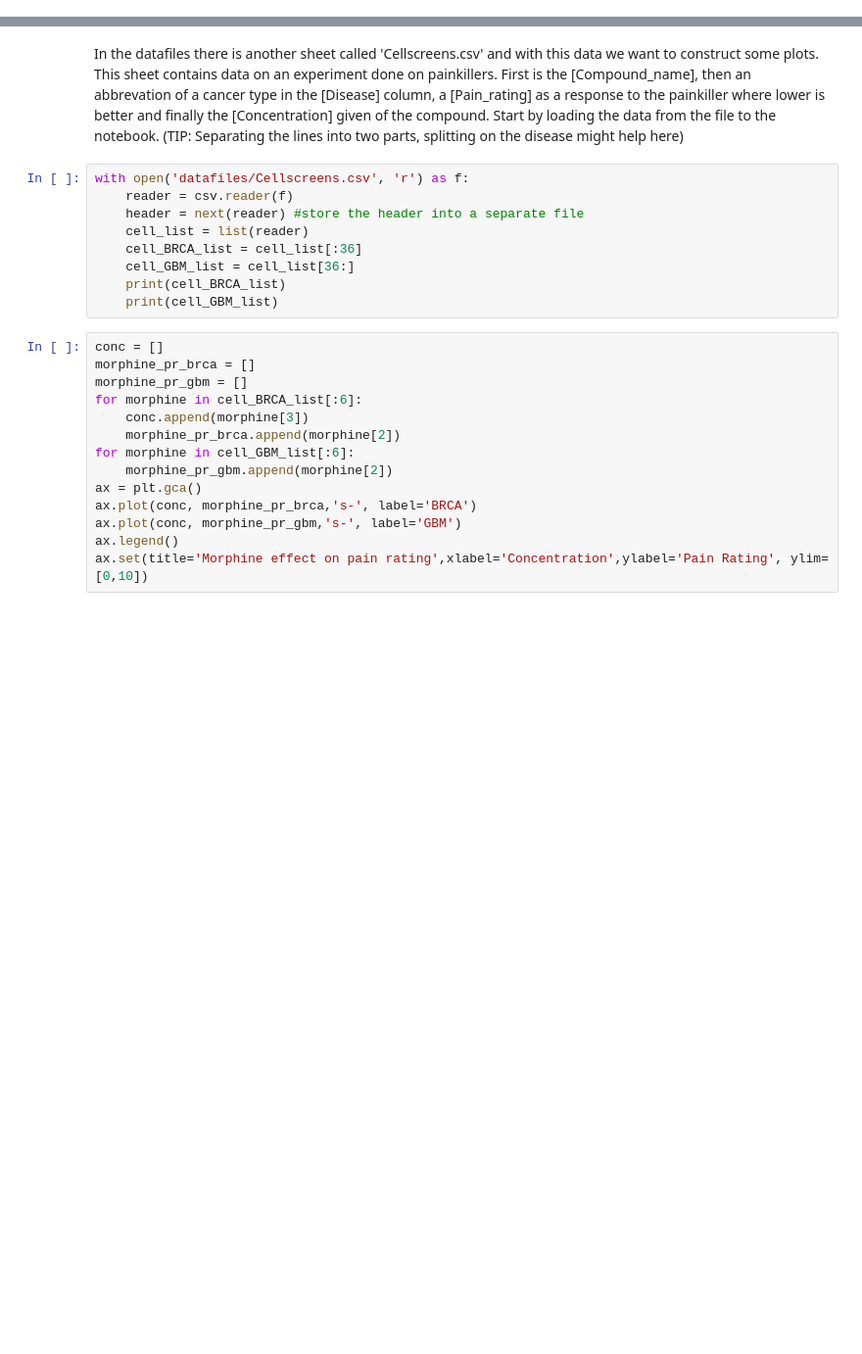
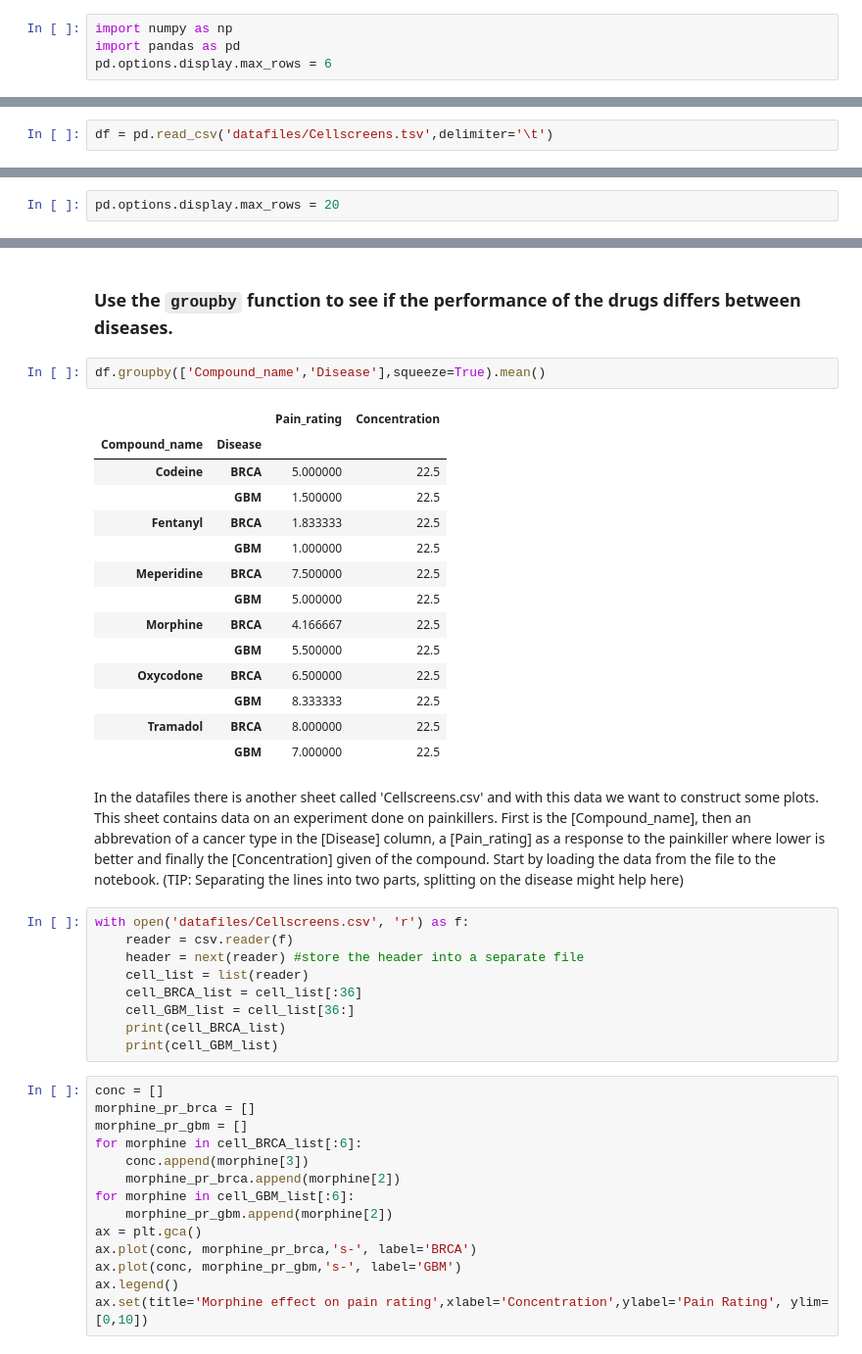
Before and after one commit to lacdr-tox/basic-programming-in-drug-discovery, a Jupyter notebook: python/exercises/3. Working with Pandas DataFrames.ipynb, the cells around one changed output, grey strips where cells are left out. Shown at 98% size. Drawn from its saved outputs; the diff is of its cells as text; blank space fills up the shorter version.

```diff
--- a/python/exercises/3. Working with Pandas DataFrames.ipynb
+++ b/python/exercises/3. Working with Pandas DataFrames.ipynb
@@ -45,0 +1,4 @@ import pandas as pd
+# %%
+import numpy as np
+import pandas as pd
+pd.options.display.max_rows = 6
@@ -45,0 +94,2 @@ import pandas as pd
+# %%
+df = pd.read_csv('datafiles/Cellscreens.tsv',delimiter='\t')
@@ -45,0 +391,2 @@ import pandas as pd
+# %%
+pd.options.display.max_rows = 20
@@ -46,3 +460,22 @@ import pandas as pd
+# %% [markdown]
+### Use the `groupby` function to see if the performance of the drugs differs between diseases.
+# %%
+df.groupby(['Compound_name','Disease'],squeeze=True).mean()
+# %% [output]
+|  |  | Pain_rating | Concentration |
+| Compound_name | Disease |  |  |
+| Codeine | BRCA | 5.000000 | 22.5 |
+|  | GBM | 1.500000 | 22.5 |
+| Fentanyl | BRCA | 1.833333 | 22.5 |
+|  | GBM | 1.000000 | 22.5 |
+| Meperidine | BRCA | 7.500000 | 22.5 |
+|  | GBM | 5.000000 | 22.5 |
+| Morphine | BRCA | 4.166667 | 22.5 |
+|  | GBM | 5.500000 | 22.5 |
+| Oxycodone | BRCA | 6.500000 | 22.5 |
+|  | GBM | 8.333333 | 22.5 |
+| Tramadol | BRCA | 8.000000 | 22.5 |
+|  | GBM | 7.000000 | 22.5 |
 # %% [markdown]
 In the datafiles there is another sheet called 'Cellscreens.csv' and with this data we want to construct some plots. This sheet contains data on an experiment done on painkillers. First is the [Compound_name], then an abbrevation of a cancer type in the [Disease] column, a [Pain_rating] as a response to the painkiller where lower is better and finally the [Concentration] given of the compound.
 Start by loading the data from the file to the notebook. (TIP: Separating the lines into two parts, splitting on the disease might help here)
```
Also changed, not shown: parts of 83 cells of this notebook.
